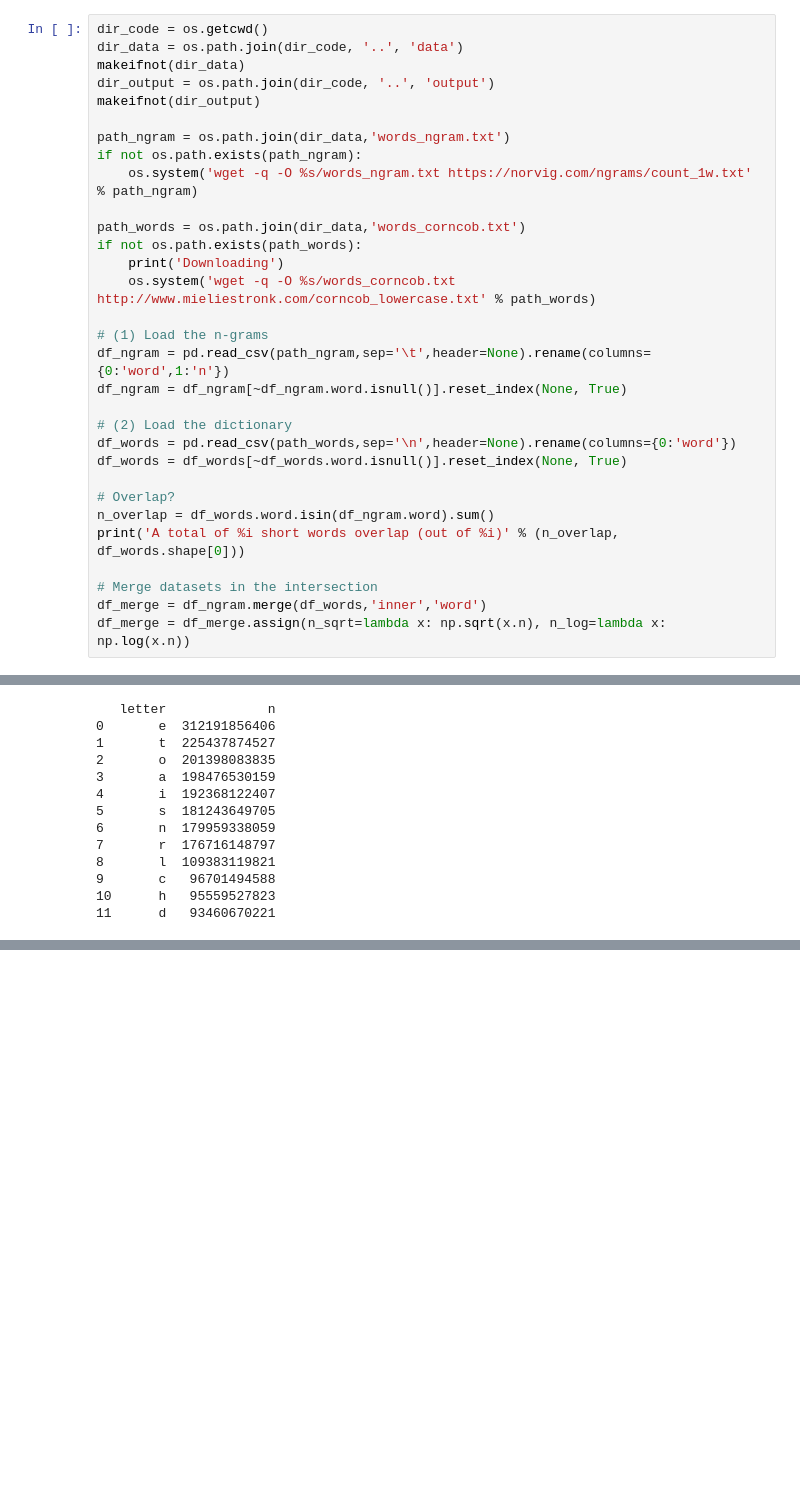
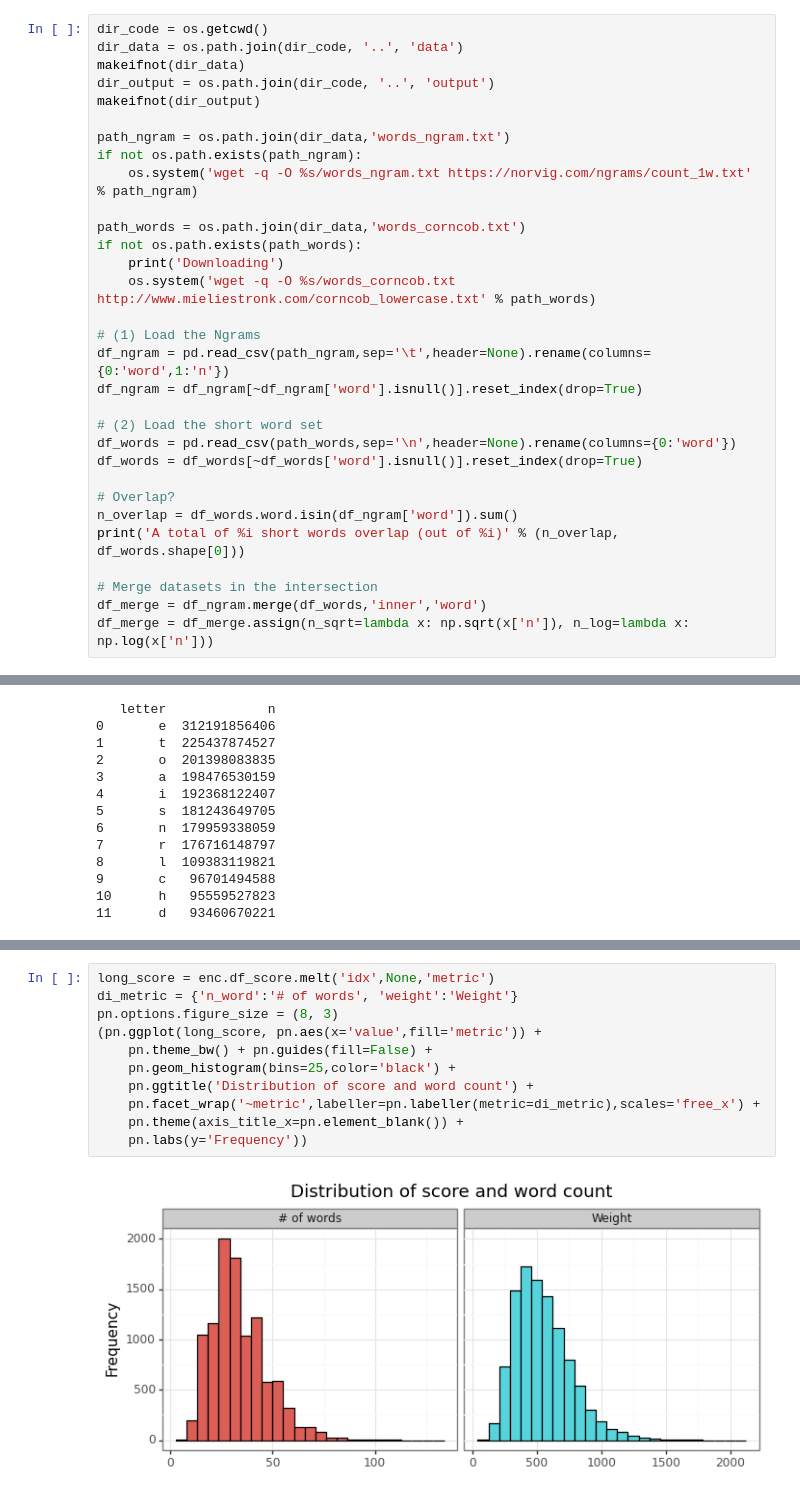
Before and after one commit to ErikinBC/mirror_alphabet, a Jupyter notebook: enciphered.ipynb, the cells around one changed output, grey strips where cells are left out. Drawn from its saved outputs; the diff is of its cells as text; blank space fills up the shorter version.

```diff
--- a/enciphered.ipynb
+++ b/enciphered.ipynb
@@ -172,21 +176,21 @@ if not os.path.exists(path_words):
     print('Downloading')
     os.system('wget -q -O %s/words_corncob.txt http://www.mieliestronk.com/corncob_lowercase.txt' % path_words)
 
-# (1) Load the n-grams
+# (1) Load the Ngrams
 df_ngram = pd.read_csv(path_ngram,sep='\t',header=None).rename(columns={0:'word',1:'n'})
-df_ngram = df_ngram[~df_ngram.word.isnull()].reset_index(None, True)
+df_ngram = df_ngram[~df_ngram['word'].isnull()].reset_index(drop=True)
 
-# (2) Load the dictionary
+# (2) Load the short word set
 df_words = pd.read_csv(path_words,sep='\n',header=None).rename(columns={0:'word'})
-df_words = df_words[~df_words.word.isnull()].reset_index(None, True)
+df_words = df_words[~df_words['word'].isnull()].reset_index(drop=True)
 
 # Overlap?
-n_overlap = df_words.word.isin(df_ngram.word).sum()
+n_overlap = df_words.word.isin(df_ngram['word']).sum()
 print('A total of %i short words overlap (out of %i)' % (n_overlap, df_words.shape[0]))
 
 # Merge datasets in the intersection
 df_merge = df_ngram.merge(df_words,'inner','word')
-df_merge = df_merge.assign(n_sqrt=lambda x: np.sqrt(x.n), n_log=lambda x: np.log(x.n))
+df_merge = df_merge.assign(n_sqrt=lambda x: np.sqrt(x['n']), n_log=lambda x: np.log(x['n']))
 # %% [output]
 A total of 51886 short words overlap (out of 58109)
 # %% [markdown]
@@ -493,0 +590,13 @@ gg_jac
+# %%
+long_score = enc.df_score.melt('idx',None,'metric')
+di_metric = {'n_word':'# of words', 'weight':'Weight'}
+pn.options.figure_size = (8, 3)
+(pn.ggplot(long_score, pn.aes(x='value',fill='metric')) +
+    pn.theme_bw() + pn.guides(fill=False) +
+    pn.geom_histogram(bins=25,color='black') +
+    pn.ggtitle('Distribution of score and word count') +
+    pn.facet_wrap('~metric',labeller=pn.labeller(metric=di_metric),scales='free_x') +
+    pn.theme(axis_title_x=pn.element_blank()) +
+    pn.labs(y='Frequency'))
+# %% [output]
+[figure, added]
```
Also changed, not shown: parts of 35 cells of this notebook, 2 other files.
